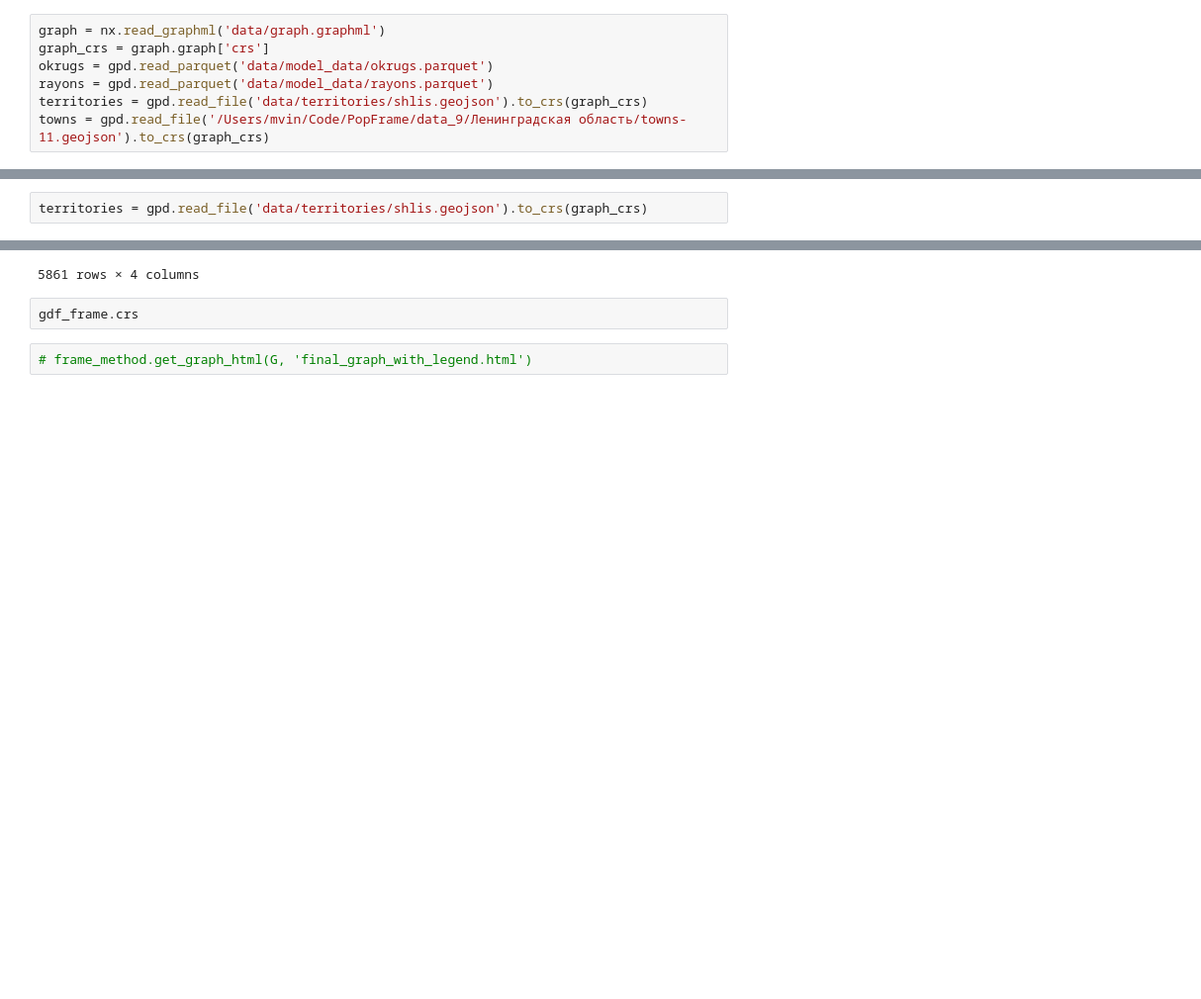
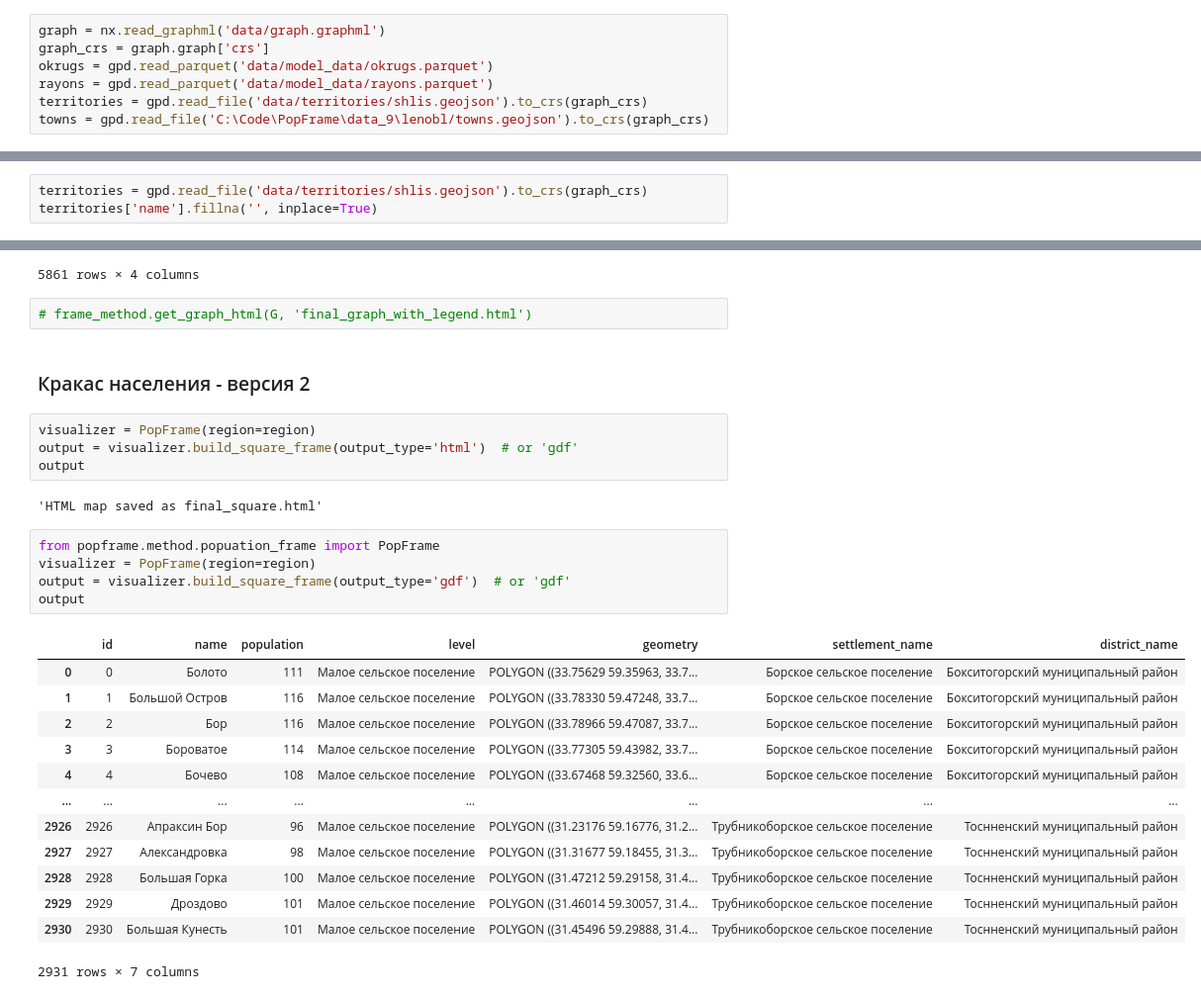
Before and after one commit to Mvin8/PopFrame, a Jupyter notebook: examples/region_frame_model.ipynb, the cells around one changed output, grey strips where cells are left out. Shown at 99% size. Cells and saved outputs as stored; diff of their text form; blank space fills up the shorter version.

Commit message:
Adding new methods and working on API

```diff
--- a/examples/region_frame_model.ipynb
+++ b/examples/region_frame_model.ipynb
@@ -21,7 +21,7 @@ graph_crs = graph.graph['crs']
 okrugs = gpd.read_parquet('data/model_data/okrugs.parquet')
 rayons = gpd.read_parquet('data/model_data/rayons.parquet')
 territories = gpd.read_file('data/territories/shlis.geojson').to_crs(graph_crs)
-towns = gpd.read_file('/Users/mvin/Code/PopFrame/data_9/Ленинградская область/towns-11.geojson').to_crs(graph_crs)
+towns = gpd.read_file('C:\Code\PopFrame\data_9\lenobl/towns.geojson').to_crs(graph_crs)
 # %%
 from popframe.preprocessing.level_filler import LevelFiller
 level_filler = LevelFiller(towns=towns)
@@ -56,6 +56,7 @@ except:
 ## Создание модели
 # %%
 territories = gpd.read_file('data/territories/shlis.geojson').to_crs(graph_crs)
+territories['name'].fillna('', inplace=True)
 # %%
 from popframe.models.region import Region
 
@@ -126,7 +121,32 @@ gdf_frame
 | 5859 | LINESTRING (30.52914 59.66430, 30... | NaN | Среднее сельское поселение | NaN |
 | 5860 | LINESTRING (30.52914 59.66430, 30... | NaN | Крупное сельское поселение | NaN |
 5861 rows × 4 columns
-# %%
-gdf_frame.crs
 # %%
 # frame_method.get_graph_html(G, 'final_graph_with_legend.html')
+# %% [markdown]
+### Кракас населения - версия 2
+# %%
+visualizer = PopFrame(region=region)
+output = visualizer.build_square_frame(output_type='html')  # or 'gdf'
+output
+# %% [output]
+'HTML map saved as final_square.html'
+# %%
+from popframe.method.popuation_frame import PopFrame
+visualizer = PopFrame(region=region)
+output = visualizer.build_square_frame(output_type='gdf')  # or 'gdf'
+output
+# %% [output]
+|  | id | name | population | level | geometry | settlement_name | district_name |
+| 0 | 0 | Болото | 111 | Малое сельское поселение | POLYGON ((33.75629 59.35963, 33.7... | Борское сельское поселение | Бокситогорский муниципальный район |
+| 1 | 1 | Большой Остров | 116 | Малое сельское поселение | POLYGON ((33.78330 59.47248, 33.7... | Борское сельское поселение | Бокситогорский муниципальный район |
+| 2 | 2 | Бор | 116 | Малое сельское поселение | POLYGON ((33.78966 59.47087, 33.7... | Борское сельское поселение | Бокситогорский муниципальный район |
+| 3 | 3 | Бороватое | 114 | Малое сельское поселение | POLYGON ((33.77305 59.43982, 33.7... | Борское сельское поселение | Бокситогорский муниципальный район |
+| 4 | 4 | Бочево | 108 | Малое сельское поселение | POLYGON ((33.67468 59.32560, 33.6... | Борское сельское поселение | Бокситогорский муниципальный район |
+| ... | ... | ... | ... | ... | ... | ... | ... |
+| 2926 | 2926 | Апраксин Бор | 96 | Малое сельское поселение | POLYGON ((31.23176 59.16776, 31.2... | Трубникоборское сельское поселение | Тоснненский муниципальный район |
+| 2927 | 2927 | Александровка | 98 | Малое сельское поселение | POLYGON ((31.31677 59.18455, 31.3... | Трубникоборское сельское поселение | Тоснненский муниципальный район |
+| 2928 | 2928 | Большая Горка | 100 | Малое сельское поселение | POLYGON ((31.47212 59.29158, 31.4... | Трубникоборское сельское поселение | Тоснненский муниципальный район |
+| 2929 | 2929 | Дроздово | 101 | Малое сельское поселение | POLYGON ((31.46014 59.30057, 31.4... | Трубникоборское сельское поселение | Тоснненский муниципальный район |
+| 2930 | 2930 | Большая Кунесть | 101 | Малое сельское поселение | POLYGON ((31.45496 59.29888, 31.4... | Трубникоборское сельское поселение | Тоснненский муниципальный район |
+2931 rows × 7 columns
```
Also changed, not shown: parts of 2 cells of this notebook, 6 other files.
